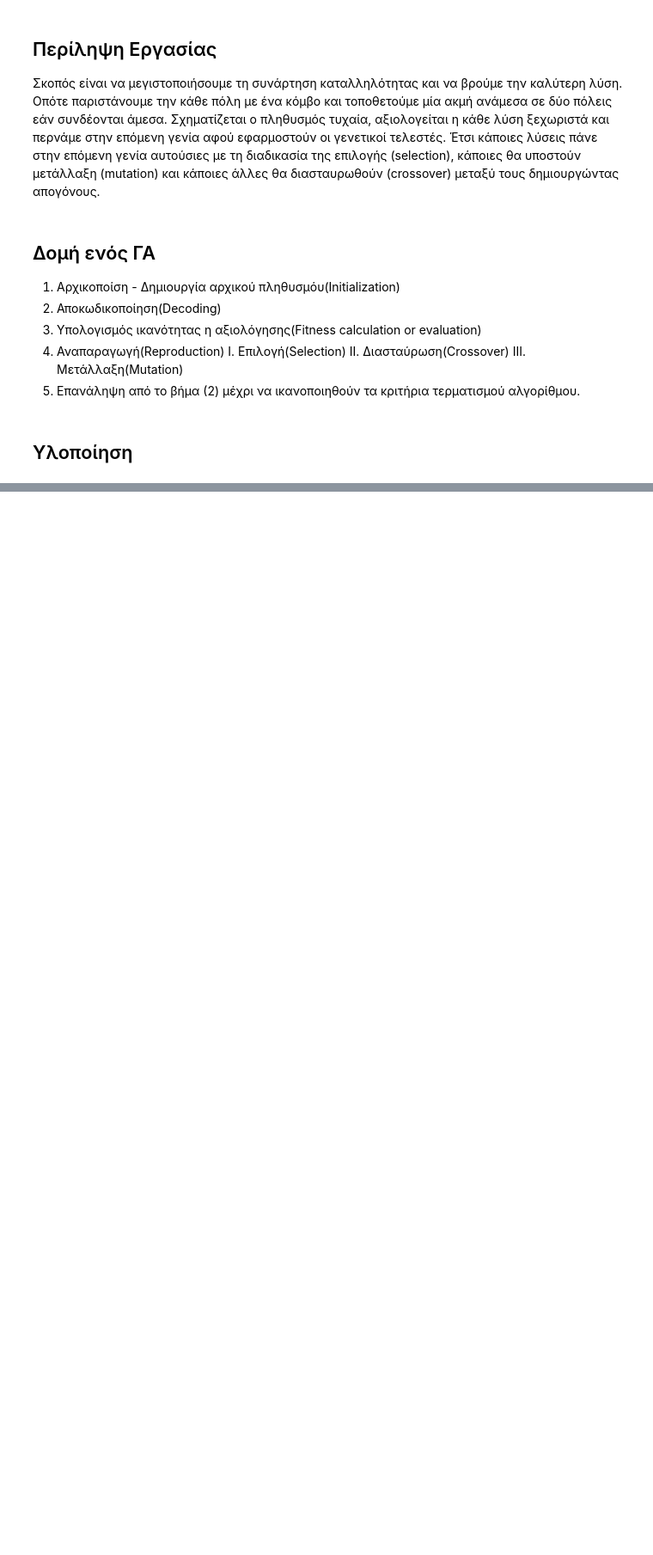
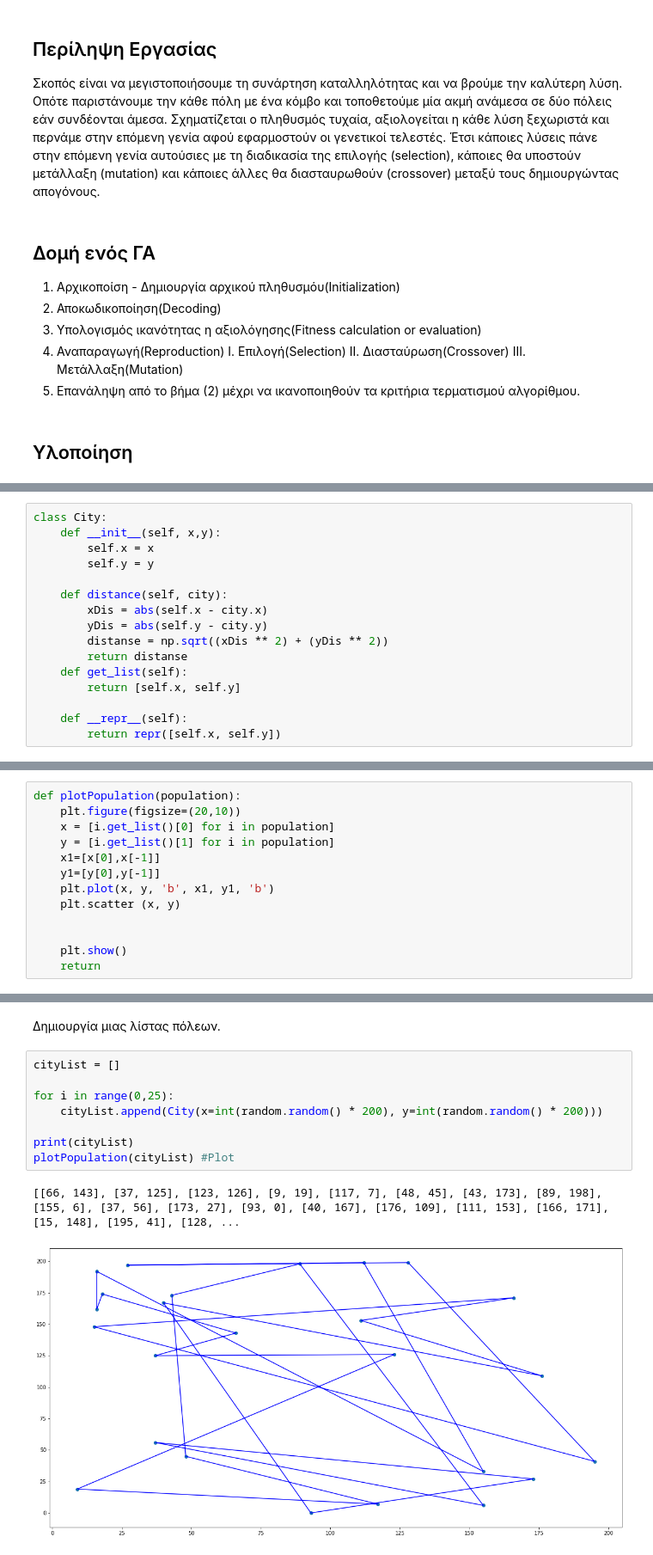
Before and after one commit to georgesimos/PersonCharacteristics, a Jupyter notebook: Travelling Salesman Problem using GA.ipynb, the cells around one changed output, grey strips where cells are left out. Shown: that part at 86% size. Cells and saved outputs as stored; diff of their text form; blank space fills up the shorter version.

```diff
--- a/Travelling Salesman Problem using GA.ipynb
+++ b/Travelling Salesman Problem using GA.ipynb
@@ -26,0 +34,16 @@
+# %%
+class City:
+    def __init__(self, x,y):
+        self.x = x
+        self.y = y
+
+    def distance(self, city):
+        xDis = abs(self.x - city.x)
+        yDis = abs(self.y - city.y)
+        distanse = np.sqrt((xDis ** 2) + (yDis ** 2))
+        return distanse
+    def get_list(self):
+        return [self.x, self.y]
+
+    def __repr__(self):
+        return repr([self.x, self.y])
@@ -26,0 +246,13 @@
+# %%
+def plotPopulation(population):
+    plt.figure(figsize=(20,10))
+    x = [i.get_list()[0] for i in population]
+    y = [i.get_list()[1] for i in population]
+    x1=[x[0],x[-1]]
+    y1=[y[0],y[-1]]
+    plt.plot(x, y, 'b', x1, y1, 'b')
+    plt.scatter (x, y)
+
+
+    plt.show()
+    return
@@ -26,0 +261,13 @@
+# %% [markdown]
+Δημιουργία μιας λίστας πόλεων.
+# %%
+cityList = []
+
+for i in range(0,25):
+    cityList.append(City(x=int(random.random() * 200), y=int(random.random() * 200)))
+
+print(cityList)
+plotPopulation(cityList) #Plot
+# %% [output]
+[[66, 143], [37, 125], [123, 126], [9, 19], [117, 7], [48, 45], [43, 173], [89, 198], [155, 6], [37, 56], [173, 27], [93, 0], [40, 167], [176, 109], [111, 153], [166, 171], [15, 148], [195, 41], [128, ...
+[figure, added]
```
Also changed, not shown: parts of 35 cells of this notebook.
